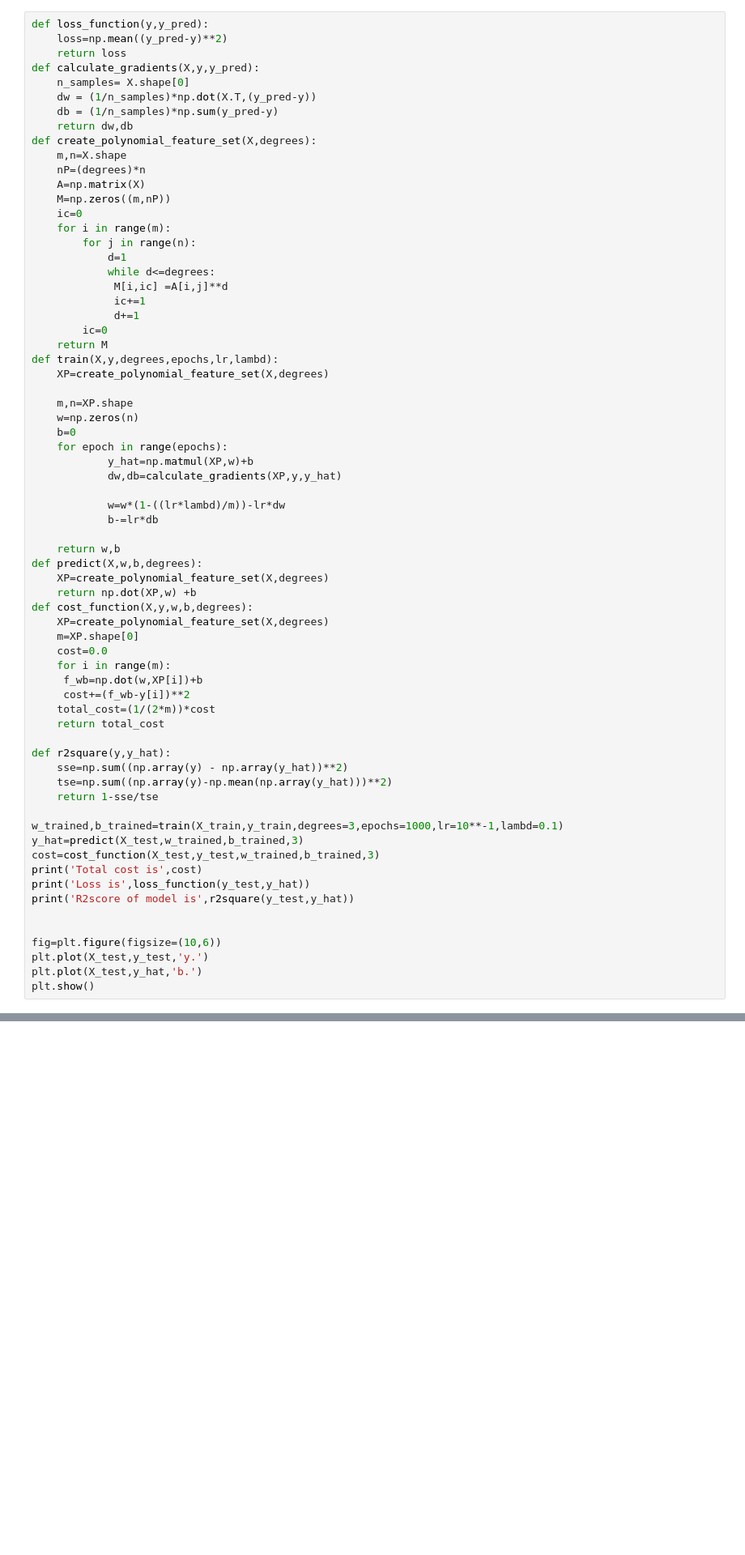
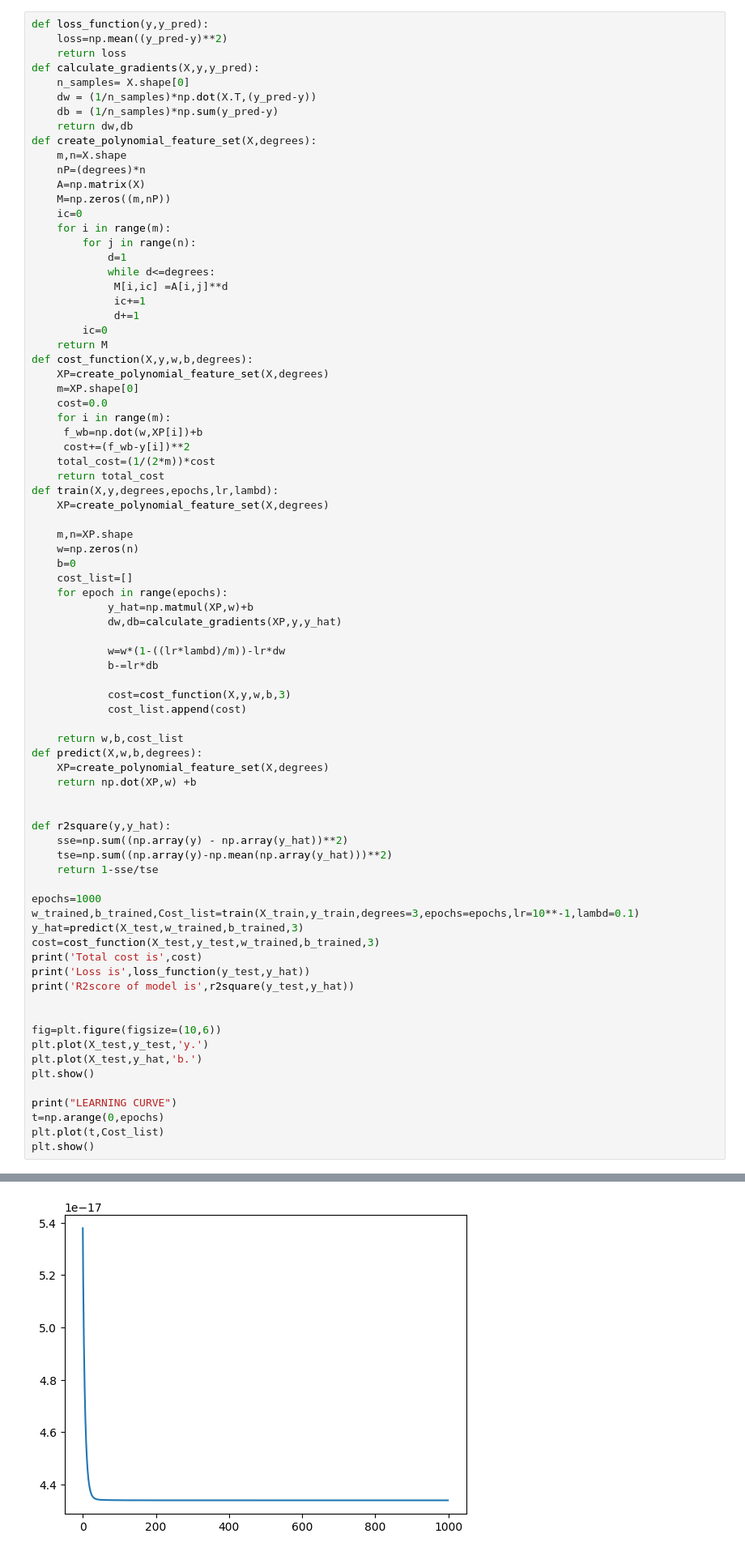
Before and after one commit to IITISM-YASH777/ML_bootcamp777, a Jupyter notebook: Polynomial_regression_model.ipynb, the cells around one changed output, grey strips where cells are left out. Shown at 81% size. Cells and saved outputs as stored; diff of their text form; blank space fills up the shorter version.

```diff
--- a/Polynomial_regression_model.ipynb
+++ b/Polynomial_regression_model.ipynb
@@ -41,23 +41,6 @@ def create_polynomial_feature_set(X,degrees):
              d+=1
         ic=0
     return M
-def train(X,y,degrees,epochs,lr,lambd):
-    XP=create_polynomial_feature_set(X,degrees)
-
-    m,n=XP.shape
-    w=np.zeros(n)
-    b=0
-    for epoch in range(epochs):
-            y_hat=np.matmul(XP,w)+b
-            dw,db=calculate_gradients(XP,y,y_hat)
-
-            w=w*(1-((lr*lambd)/m))-lr*dw
-            b-=lr*db
-
-    return w,b
-def predict(X,w,b,degrees):
-    XP=create_polynomial_feature_set(X,degrees)
-    return np.dot(XP,w) +b
 def cost_function(X,y,w,b,degrees):
     XP=create_polynomial_feature_set(X,degrees)
     m=XP.shape[0]
@@ -67,13 +50,36 @@ def cost_function(X,y,w,b,degrees):
      cost+=(f_wb-y[i])**2
     total_cost=(1/(2*m))*cost
     return total_cost
+def train(X,y,degrees,epochs,lr,lambd):
+    XP=create_polynomial_feature_set(X,degrees)
+
+    m,n=XP.shape
+    w=np.zeros(n)
+    b=0
+    cost_list=[]
+    for epoch in range(epochs):
+            y_hat=np.matmul(XP,w)+b
+            dw,db=calculate_gradients(XP,y,y_hat)
+
+            w=w*(1-((lr*lambd)/m))-lr*dw
+            b-=lr*db
+
+            cost=cost_function(X,y,w,b,3)
+            cost_list.append(cost)
+
+    return w,b,cost_list
+def predict(X,w,b,degrees):
+    XP=create_polynomial_feature_set(X,degrees)
+    return np.dot(XP,w) +b
+
 
 def r2square(y,y_hat):
     sse=np.sum((np.array(y) - np.array(y_hat))**2)
     tse=np.sum((np.array(y)-np.mean(np.array(y_hat)))**2)
     return 1-sse/tse
 
-w_trained,b_trained=train(X_train,y_train,degrees=3,epochs=1000,lr=10**-1,lambd=0.1)
+epochs=1000
+w_trained,b_trained,Cost_list=train(X_train,y_train,degrees=3,epochs=epochs,lr=10**-1,lambd=0.1)
 y_hat=predict(X_test,w_trained,b_trained,3)
 cost=cost_function(X_test,y_test,w_trained,b_trained,3)
 print('Total cost is',cost)
@@ -85,6 +91,11 @@ fig=plt.figure(figsize=(10,6))
 plt.plot(X_test,y_test,'y.')
 plt.plot(X_test,y_hat,'b.')
 plt.show()
+
+print("LEARNING CURVE")
+t=np.arange(0,epochs)
+plt.plot(t,Cost_list)
+plt.show()
 # %% [output]
 Total cost is 4.313498600702833e-17
 Loss is 8.626997201405689e-17
@@ -92,0 +105 @@ R2score of model is 0.24086800647064133
+[figure, added]
```
Also changed, not shown: parts of 2 cells of this notebook.
